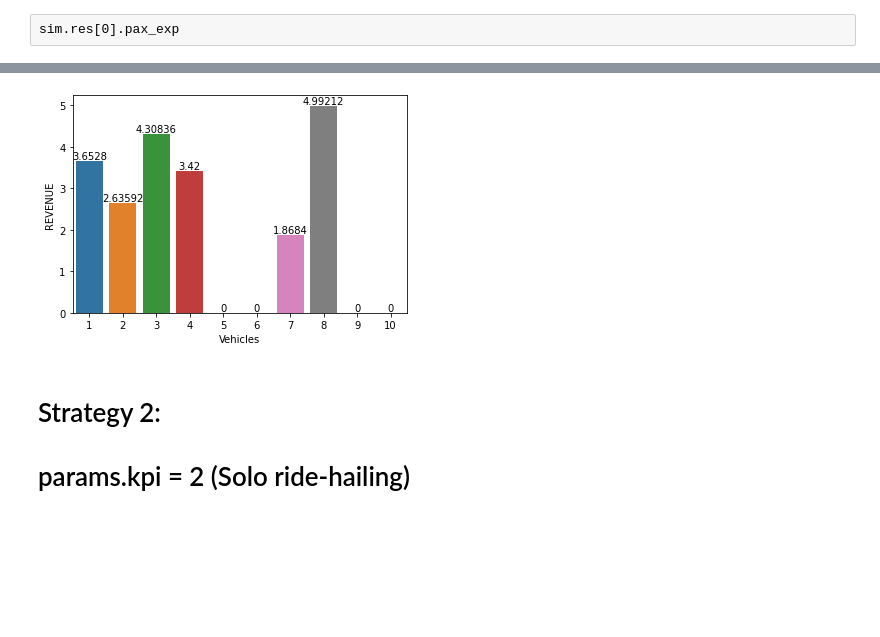
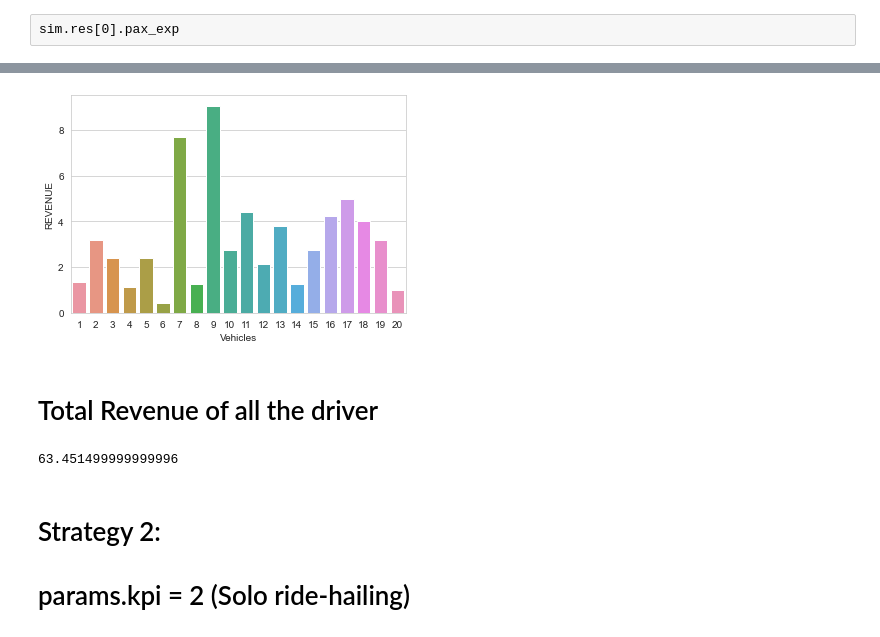
Before and after one commit to RafalKucharskiPK/MaaSSim, a Jupyter notebook: docs/tutorials/Delft_Sim.ipynb, the cells around one changed output, grey strips where cells are left out. Drawn from its saved outputs; the diff is of its cells as text; code cells hidden in the pictures; blank space fills up the shorter version.

```diff
--- a/docs/tutorials/Delft_Sim.ipynb
+++ b/docs/tutorials/Delft_Sim.ipynb
@@ -74,20 +71,20 @@ The autoreload extension is already loaded. To reload it, use:
 params = get_config('../../data/config/delft.json')  # load configuration
 
 params.times.pickup_patience = 3600 # 1 hour of simulation
-params.simTime = 0.1 # 6 minutes hour of simulation
-params.nP = 10 # reuqests (and passengers)
-params.nV = 10 # vehicles
+params.simTime = 4 # 6 minutes hour of simulation
+params.nP = 200 # reuqests (and passengers)
+params.nV = 20 # vehicles
 # %% [markdown]
 ## Parameters for ExMAS
 # %%
 params.t0 = pd.Timestamp.now()
 params.shareability.avg_speed = params.speeds.ride
-params.shareability.shared_discount = 0.3
+params.shareability.shared_discount = 0.25
 params.shareability.delay_value = 1
 params.shareability.WtS = 1.3
 params.shareability.price = 1.5 #eur/km
 params.shareability.VoT = 0.0035 #eur/s
-params.shareability.matching_obj = 'u_pax' #minimize VHT for vehicles
+params.shareability.matching_obj = 'u_veh' #minimize VHT for vehicles
 params.shareability.pax_delay = 0
 params.shareability.horizon = 600
 params.shareability.max_degree = 4
@@ -213,12 +225,19 @@ sim.res[0].veh_exp['REVENUE'].to_list()
 # %%
 import seaborn as sns
+sns.set_style("whitegrid")
 sim.res[0].veh_exp['Vehicles'] = sim.res[0].veh_exp.index
 
 ax =sns.barplot(data=sim.res[0].veh_exp, x="Vehicles", y="REVENUE")
-for i in ax.containers:
-    ax.bar_label(i,)
+#for i in ax.containers:
+    #ax.bar_label(i,)
 # %% [output]
-[figure, old version]
+[figure, new version]
+# %% [markdown]
+# Total Revenue of all the driver
+# %%
+sim.res[0].all_kpi # All driver revenue
+# %% [output]
+63.451499999999996
 # %% [markdown]
 # Strategy 2:
 
```
Also changed, not shown: parts of 38 cells of this notebook, 23 other files.
